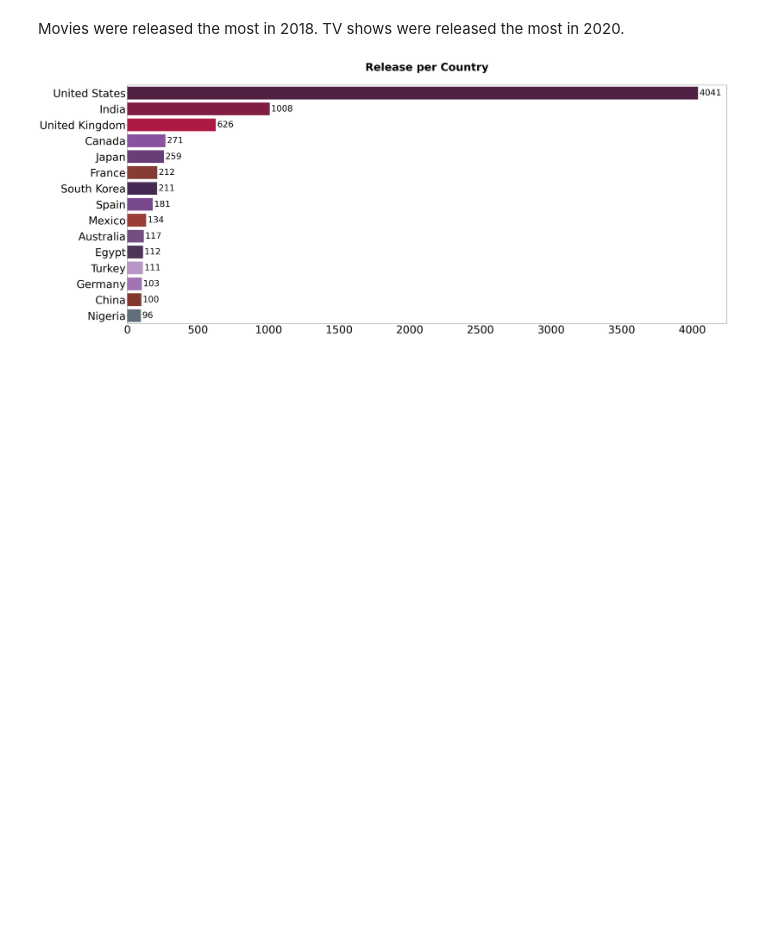
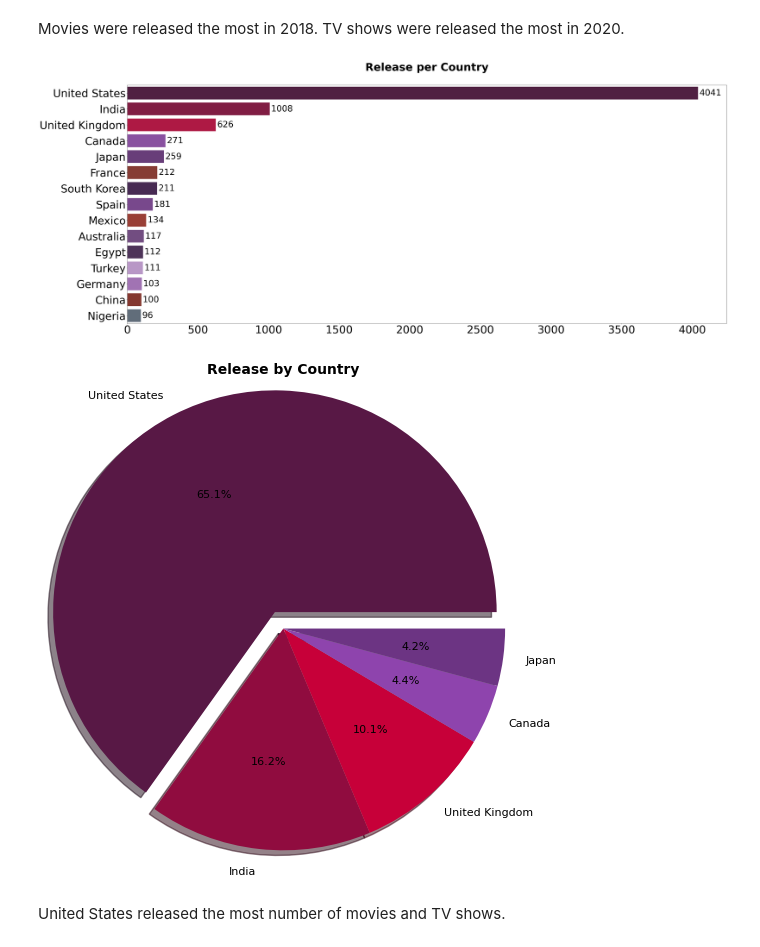
Before and after one commit to noahnoahnoahtran/project22-netflix-analysis, a Jupyter notebook: netflix_title_analysis.ipynb, the cells around one changed output. Cells and saved outputs as stored; diff of their text form; code cells hidden in the pictures; blank space fills up the shorter version.

```diff
--- a/netflix_title_analysis.ipynb
+++ b/netflix_title_analysis.ipynb
@@ -368,3 +368,14 @@ plt.title('Release per Country\n', fontsize = 50, fontweight = 'bold')
 plt.show()
 # %% [output]
 [figure]
+# %%
+z = np.zeros(748)
+z[0] = 0.1
+fig, ax = plt.subplots(figsize = (6, 6))
+ax.pie(df['country'].value_counts()[:5], explode = z[:5], labels = df['country'].value_counts()[:5].index.tolist(), radius = 1.2, shadow = True, textprops = {'fontsize': 8, 'color': 'black'}, colors = colors, autopct = '%1.1f%%')
+plt.title('Release by Country\n', fontsize = 10, fontweight = 'bold')
+plt.show()
+# %% [output]
+[figure, added]
+# %% [markdown]
+United States released the most number of movies and TV shows.
```
Also changed, not shown: parts of 7 cells of this notebook.
